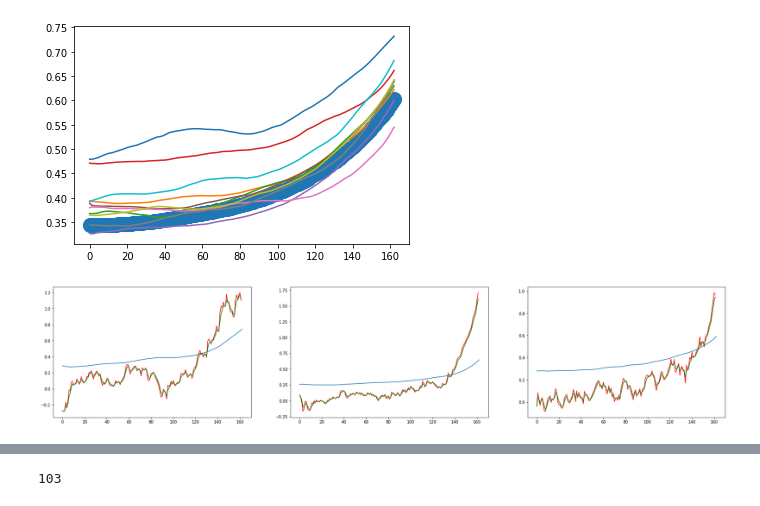
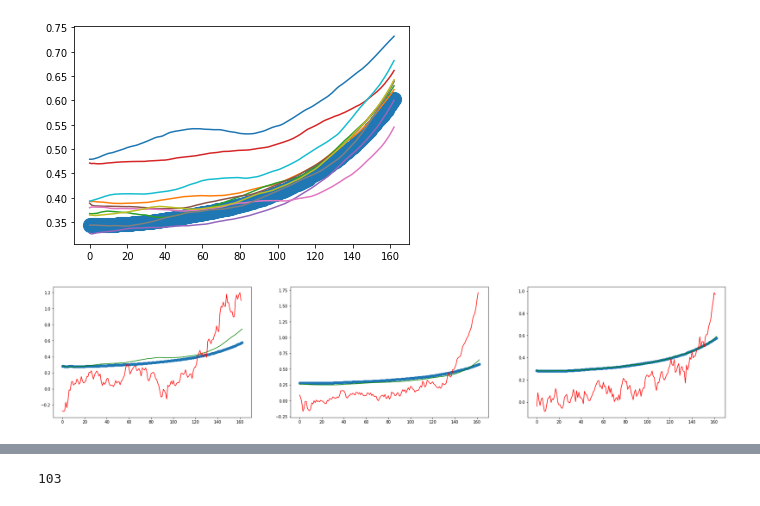
Before and after one commit to kEEPpp/PHM-Competition, a Jupyter notebook: CMAPSS/exponential_only_FD001.ipynb, the cells around one changed output, grey strips where cells are left out. Cells and saved outputs as stored; diff of their text form; code cells hidden in the pictures.

```diff
--- a/CMAPSS/exponential_only_FD001.ipynb
+++ b/CMAPSS/exponential_only_FD001.ipynb
@@ -289,11 +289,13 @@ reg4 = PREDICTION(ewma_X,90, fig = True)
 reg1, trains1, tests1, y1 = PREDICTION(ewma_X,3)
 # %%
 fig, ax = plt.subplots(1,3, figsize = (30,6), sharex=True)
+
 for i in range(3):
     dif = np.diff(np.exp(reg1.predict(trains1[i]))) / 0.01
-    ax[i].plot(np.exp(reg1.predict(trains1[i])))
+    ax[i].plot(np.exp(reg1.predict(trains1[i])), c = 'green')
+    ax[i].scatter(np.arange(len(trains1[i])), y1)
     ax[i].plot(dif, c = 'red')
-    ax[i].plot(pd.DataFrame(dif).ewm(0.9).mean(), c = 'green')
+    #ax[i].plot(pd.DataFrame(dif).ewm(0.9).mean(), c = 'green')
 plt.show()
 # %% [output]
-[figure, old version]
+[figure, new version]
```
Also changed, not shown: parts of 5 cells of this notebook.
